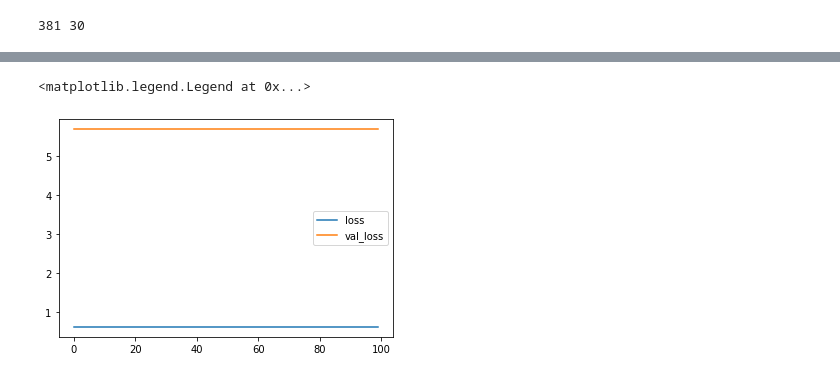
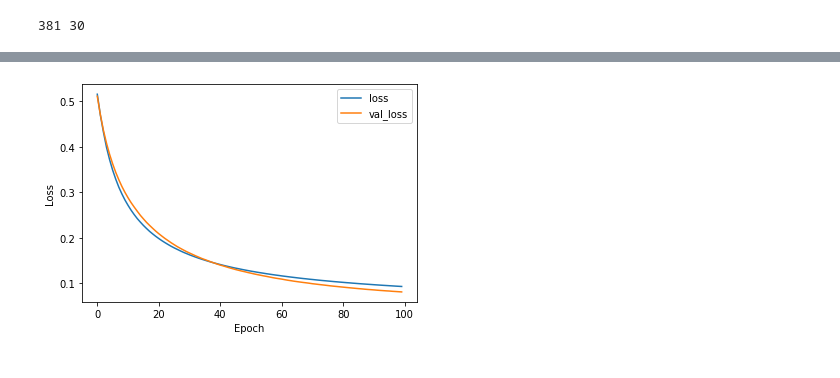
Before and after one commit to mrzResearchArena/TF-2.x, a Jupyter notebook: Linear-Classification.ipynb, the cells around one changed output, grey strips where cells are left out. Cells and saved outputs as stored; diff of their text form; code cells hidden in the pictures.

```diff
--- a/Linear-Classification.ipynb
+++ b/Linear-Classification.ipynb
@@ -68,6 +75,12 @@ array(['malignant', 'benign'], dtype='<U9')
 from sklearn.model_selection import train_test_split
 
 X_train, X_test, Y_train, Y_test = train_test_split(X, Y, test_size=0.33, random_state=0)
+# %%
+from sklearn.preprocessing import StandardScaler
+z = StandardScaler()
+
+X_train = z.fit_transform(X_train)
+X_test = z.transform(X_test)
 # %%
 N, D = X_train.shape
 print(N, D)
@@ -76,5 +89,5 @@ print(N, D)
 # %%
 model = tf.keras.models.Sequential([
     tf.keras.layers.Input(shape=(D)),
-    tf.keras.layers.Dense(1, activation='softmax')
+    tf.keras.layers.Dense(units=1, activation='sigmoid')
 ])
@@ -138,8 +131,10 @@ Testing Accuracy: [5.67790793865285, 0.62765956]
 # %%
 import matplotlib.pyplot as plt
-plt.plot(result.history['accuracy'], label='loss')
-plt.plot(result.history['loss'], label='val_loss')
+plt.plot(result.history['loss'], label='loss')
+plt.plot(result.history['val_loss'], label='val_loss')
+plt.xlabel('Epoch')
+plt.ylabel('Loss')
 plt.legend()
+plt.show()
 # %% [output]
-<matplotlib.legend.Legend at 0x...>
-[figure, old version]
+[figure, new version]
```
Also changed, not shown: parts of 5 cells of this notebook.
